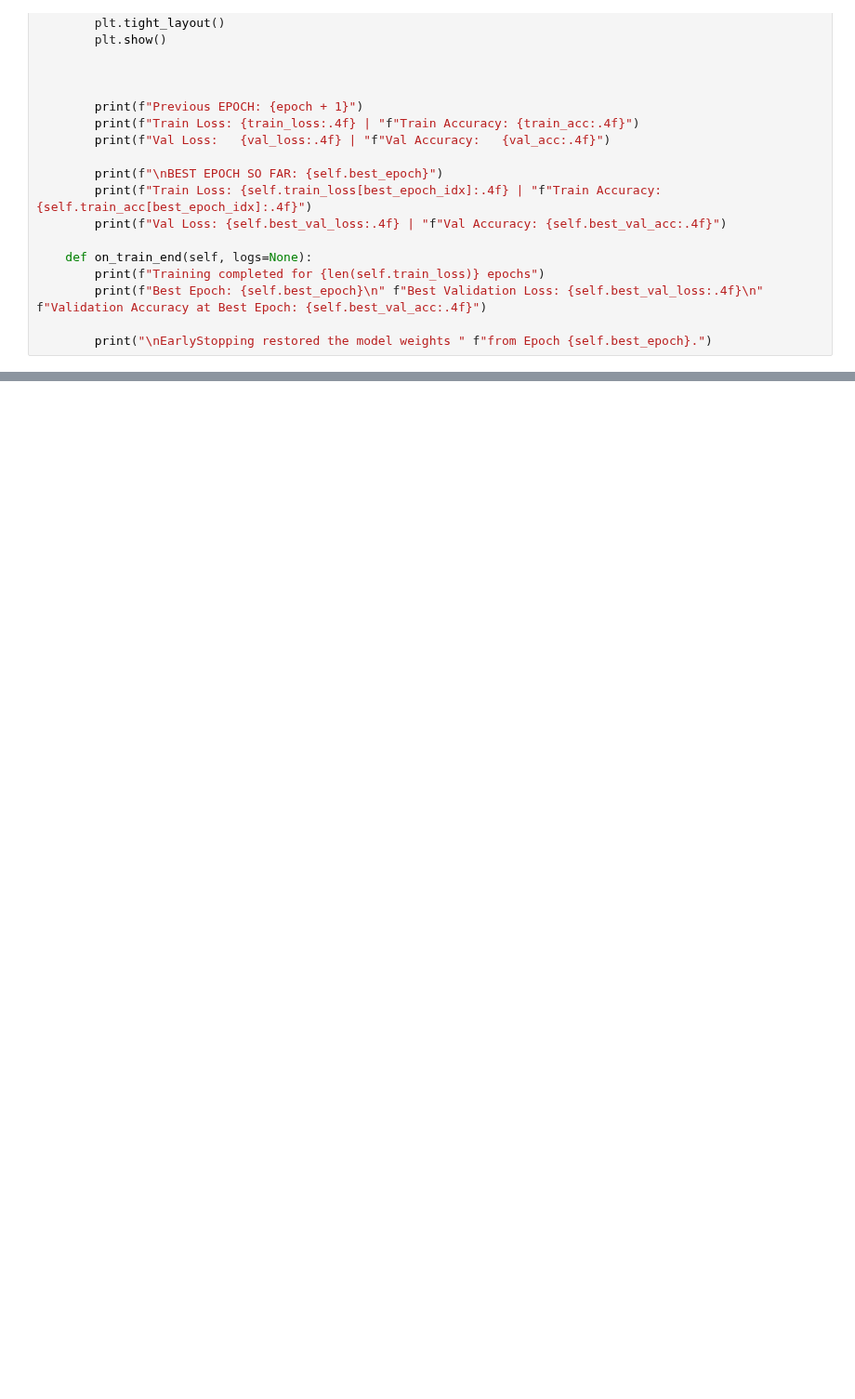
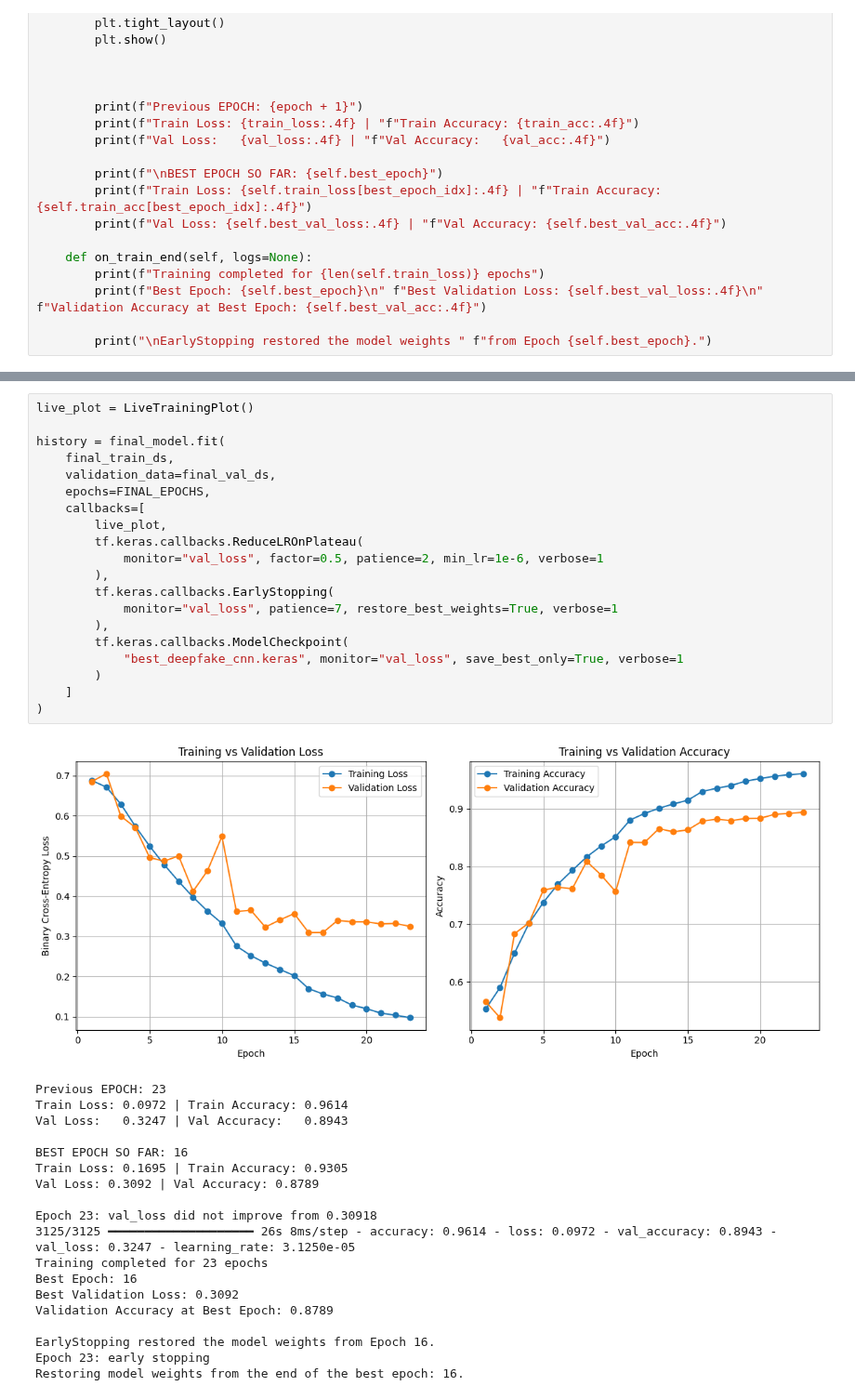
Before and after one commit to a-little-black-cat/DeepLearningProject, a Jupyter notebook: face_classif.ipynb, the cells around one changed output, grey strips where cells are left out. Shown at 93% size. Saved outputs shown, nothing was run; the diff lists cells and outputs as text; blank space fills up the shorter version.

Commit message:
Final training loop

```diff
--- a/face_classif.ipynb
+++ b/face_classif.ipynb
@@ -572,0 +637,40 @@ NameError: name 'history' is not defined
+# %%
+live_plot = LiveTrainingPlot()
+
+history = final_model.fit(
+    final_train_ds,
+    validation_data=final_val_ds,
+    epochs=FINAL_EPOCHS,
+    callbacks=[
+        live_plot,
+        tf.keras.callbacks.ReduceLROnPlateau(
+            monitor="val_loss", factor=0.5, patience=2, min_lr=1e-6, verbose=1
+        ),
+        tf.keras.callbacks.EarlyStopping(
+            monitor="val_loss", patience=7, restore_best_weights=True, verbose=1
+        ),
+        tf.keras.callbacks.ModelCheckpoint(
+            "best_deepfake_cnn.keras", monitor="val_loss", save_best_only=True, verbose=1
+        )
+    ]
+)
+# %% [output]
+[figure, added]
+Previous EPOCH: 23
+Train Loss: 0.0972 | Train Accuracy: 0.9614
+Val Loss:   0.3247 | Val Accuracy:   0.8943
+
+BEST EPOCH SO FAR: 16
+Train Loss: 0.1695 | Train Accuracy: 0.9305
+Val Loss: 0.3092 | Val Accuracy: 0.8789
+
+Epoch 23: val_loss did not improve from 0.30918
+3125/3125 ━━━━━━━━━━━━━━━━━━━━ 26s 8ms/step - accuracy: 0.9614 - loss: 0.0972 - val_accuracy: 0.8943 - val_loss: 0.3247 - learning_rate: 3.1250e-05
+Training completed for 23 epochs
+Best Epoch: 16
+Best Validation Loss: 0.3092
+Validation Accuracy at Best Epoch: 0.8789
+
+EarlyStopping restored the model weights from Epoch 16.
+Epoch 23: early stopping
+Restoring model weights from the end of the best epoch: 16.
```
Also changed, not shown: parts of 12 cells of this notebook.
